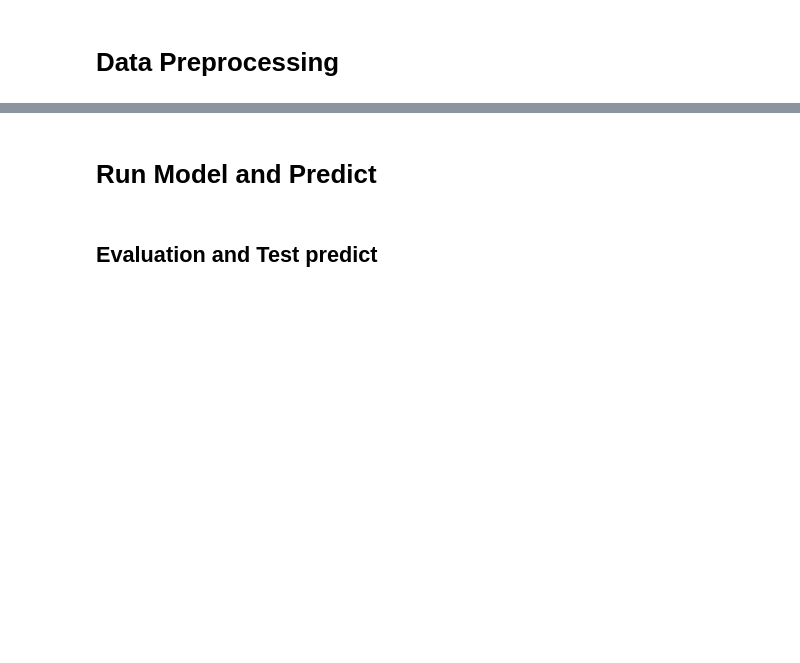
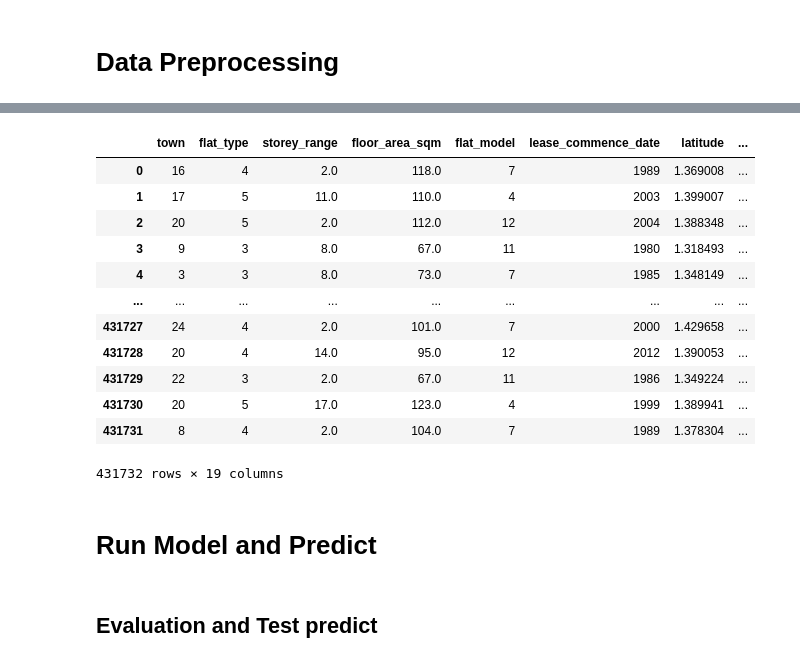
Before and after one commit to Walskor/CS5228, a Jupyter notebook: htx-run-1.ipynb, the cells around one changed output, grey strips where cells are left out. Drawn from its saved outputs; the diff is of its cells as text; code cells hidden in the pictures; blank space fills up the shorter version.

```diff
--- a/htx-run-1.ipynb
+++ b/htx-run-1.ipynb
@@ -154,19 +129,29 @@ memory usage: 69.2+ MB
 # use all_train_data and all_test_data
 
 all_train_data = all_train_data.dropna()
-all_test_data = all_test_data.dropna()
 
 # 对分类特征进行编码
-categorical_features = ['town', 'street_name', 'flat_model', 'subzone', 'region']
+categorical_features = ['town', 'flat_model', 'subzone']
 for col in categorical_features:
     lbl = LabelEncoder()
     all_train_data[col] = lbl.fit_transform(all_train_data[col])
-
-
-# 对all_test_data的分类特征进行编码，与训练数据集保持一致
-for col in categorical_features:
-    lbl = LabelEncoder()
     all_test_data[col] = lbl.fit_transform(all_test_data[col])
+# %%
+all_test_data
+# %% [output]
+|  | town | flat_type | storey_range | floor_area_sqm | flat_model | lease_commence_date | latitude | ... |
+| 0 | 16 | 4 | 2.0 | 118.0 | 7 | 1989 | 1.369008 | ... |
+| 1 | 17 | 5 | 11.0 | 110.0 | 4 | 2003 | 1.399007 | ... |
+| 2 | 20 | 5 | 2.0 | 112.0 | 12 | 2004 | 1.388348 | ... |
+| 3 | 9 | 3 | 8.0 | 67.0 | 11 | 1980 | 1.318493 | ... |
+| 4 | 3 | 3 | 8.0 | 73.0 | 7 | 1985 | 1.348149 | ... |
+| ... | ... | ... | ... | ... | ... | ... | ... | ... |
+| 431727 | 24 | 4 | 2.0 | 101.0 | 7 | 2000 | 1.429658 | ... |
+| 431728 | 20 | 4 | 14.0 | 95.0 | 12 | 2012 | 1.390053 | ... |
+| 431729 | 22 | 3 | 2.0 | 67.0 | 11 | 1986 | 1.349224 | ... |
+| 431730 | 20 | 5 | 17.0 | 123.0 | 4 | 1999 | 1.389941 | ... |
+| 431731 | 8 | 4 | 2.0 | 104.0 | 7 | 1989 | 1.378304 | ... |
+431732 rows × 19 columns
 # %% [markdown]
 # Run Model and Predict
 # %% [markdown]
```
Also changed, not shown: parts of 16 cells of this notebook, 1 other file.
